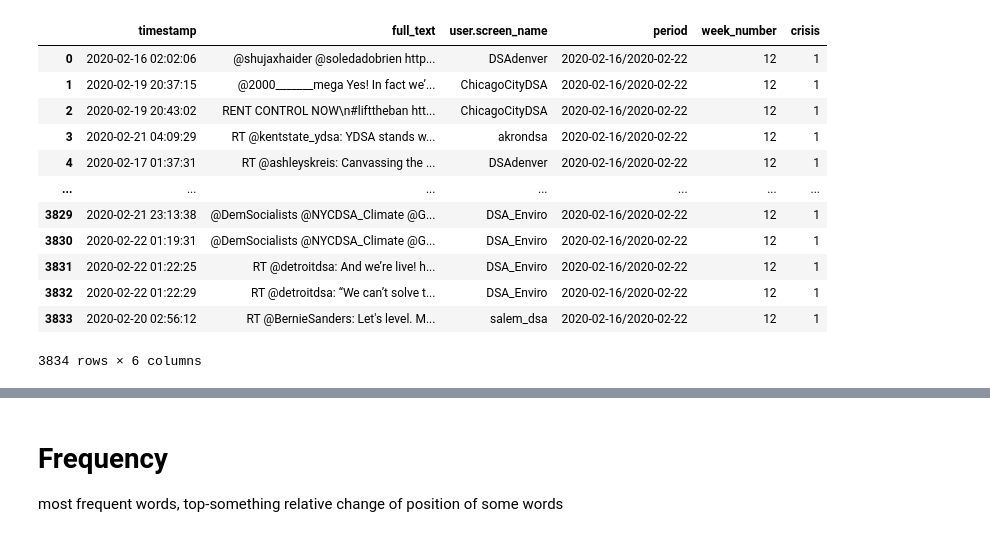
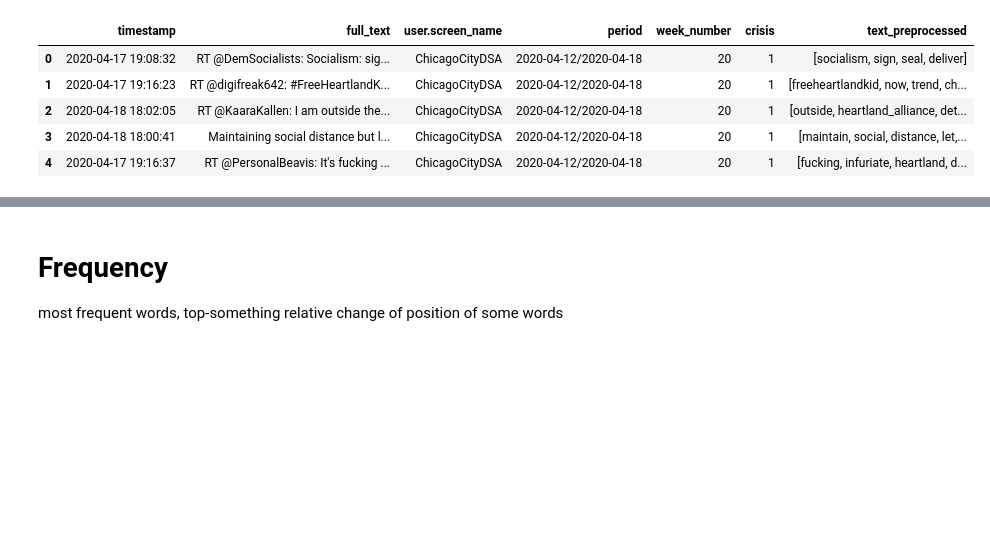
Before and after one commit to mariamkhuchua/thesis-corona-tweets, a Jupyter notebook: feature-extraction.ipynb, the cells around one changed output, grey strips where cells are left out. Drawn from its saved outputs; the diff is of its cells as text; code cells hidden in the pictures; blank space fills up the shorter version.

```diff
--- a/feature-extraction.ipynb
+++ b/feature-extraction.ipynb
@@ -25,18 +22,11 @@ Take random crisis week and proceed with it
 # %%
-week = demsoc[demsoc['week_number']==12].reset_index(drop=True)
+week = demsoc[demsoc['week_number']==20].reset_index(drop=True)
 # %%
-week
+week.head()
 # %% [output]
-|  | timestamp | full_text | user.screen_name | period | week_number | crisis |
-| 0 | 2020-02-16 02:02:06 | @shujaxhaider @soledadobrien http... | DSAdenver | 2020-02-16/2020-02-22 | 12 | 1 |
-| 1 | 2020-02-19 20:37:15 | @2000_______mega Yes! In fact we’... | ChicagoCityDSA | 2020-02-16/2020-02-22 | 12 | 1 |
-| 2 | 2020-02-19 20:43:02 | RENT CONTROL NOW\n#lifttheban htt... | ChicagoCityDSA | 2020-02-16/2020-02-22 | 12 | 1 |
-| 3 | 2020-02-21 04:09:29 | RT @kentstate_ydsa: YDSA stands w... | akrondsa | 2020-02-16/2020-02-22 | 12 | 1 |
-| 4 | 2020-02-17 01:37:31 | RT @ashleyskreis: Canvassing the ... | DSAdenver | 2020-02-16/2020-02-22 | 12 | 1 |
-| ... | ... | ... | ... | ... | ... | ... |
-| 3829 | 2020-02-21 23:13:38 | @DemSocialists @NYCDSA_Climate @G... | DSA_Enviro | 2020-02-16/2020-02-22 | 12 | 1 |
-| 3830 | 2020-02-22 01:19:31 | @DemSocialists @NYCDSA_Climate @G... | DSA_Enviro | 2020-02-16/2020-02-22 | 12 | 1 |
-| 3831 | 2020-02-22 01:22:25 | RT @detroitdsa: And we’re live! h... | DSA_Enviro | 2020-02-16/2020-02-22 | 12 | 1 |
-| 3832 | 2020-02-22 01:22:29 | RT @detroitdsa: “We can’t solve t... | DSA_Enviro | 2020-02-16/2020-02-22 | 12 | 1 |
-| 3833 | 2020-02-20 02:56:12 | RT @BernieSanders: Let's level. M... | salem_dsa | 2020-02-16/2020-02-22 | 12 | 1 |
+|  | timestamp | full_text | user.screen_name | period | week_number | crisis | text_preprocessed |
+| 0 | 2020-04-17 19:08:32 | RT @DemSocialists: Socialism: sig... | ChicagoCityDSA | 2020-04-12/2020-04-18 | 20 | 1 | [socialism, sign, seal, deliver] |
+| 1 | 2020-04-17 19:16:23 | RT @digifreak642: #FreeHeartlandK... | ChicagoCityDSA | 2020-04-12/2020-04-18 | 20 | 1 | [freeheartlandkid, now, trend, ch... |
+| 2 | 2020-04-18 18:02:05 | RT @KaaraKallen: I am outside the... | ChicagoCityDSA | 2020-04-12/2020-04-18 | 20 | 1 | [outside, heartland_alliance, det... |
+| 3 | 2020-04-18 18:00:41 | Maintaining social distance but l... | ChicagoCityDSA | 2020-04-12/2020-04-18 | 20 | 1 | [maintain, social, distance, let,... |
+| 4 | 2020-04-17 19:16:37 | RT @PersonalBeavis: It's fucking ... | ChicagoCityDSA | 2020-04-12/2020-04-18 | 20 | 1 | [fucking, infuriate, heartland, d... |
-3834 rows × 6 columns
```
Also changed, not shown: parts of 36 cells of this notebook.
